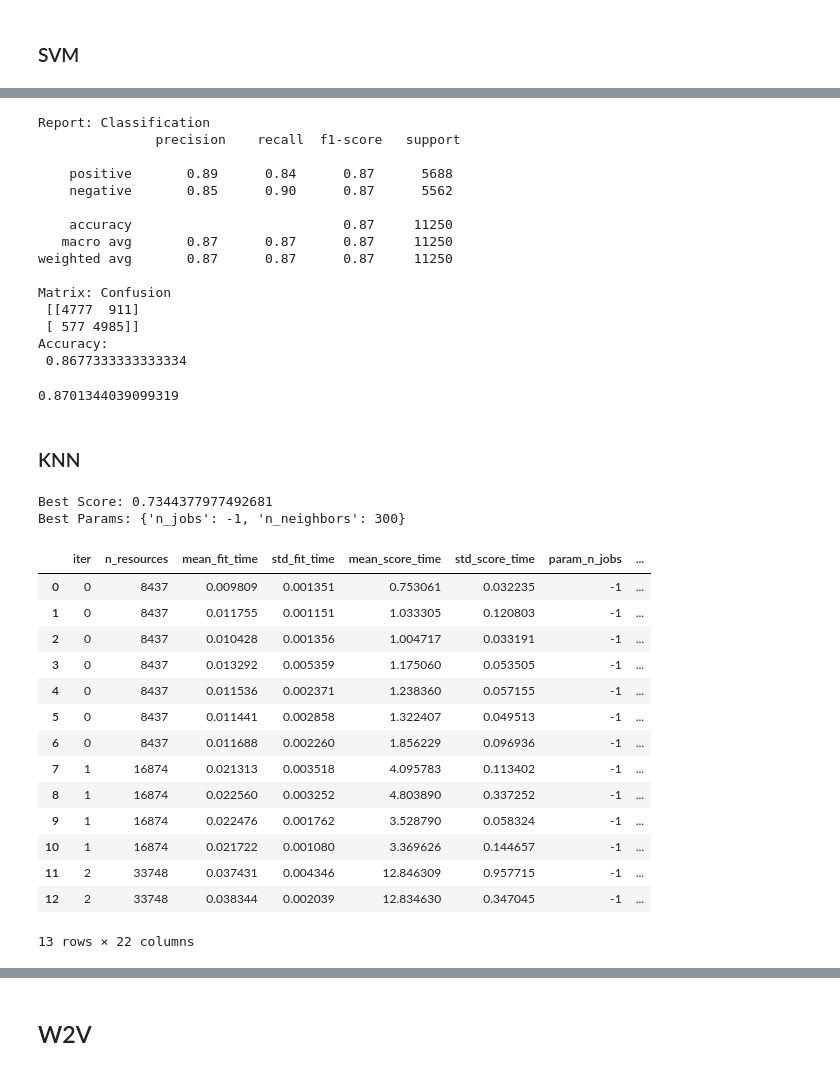
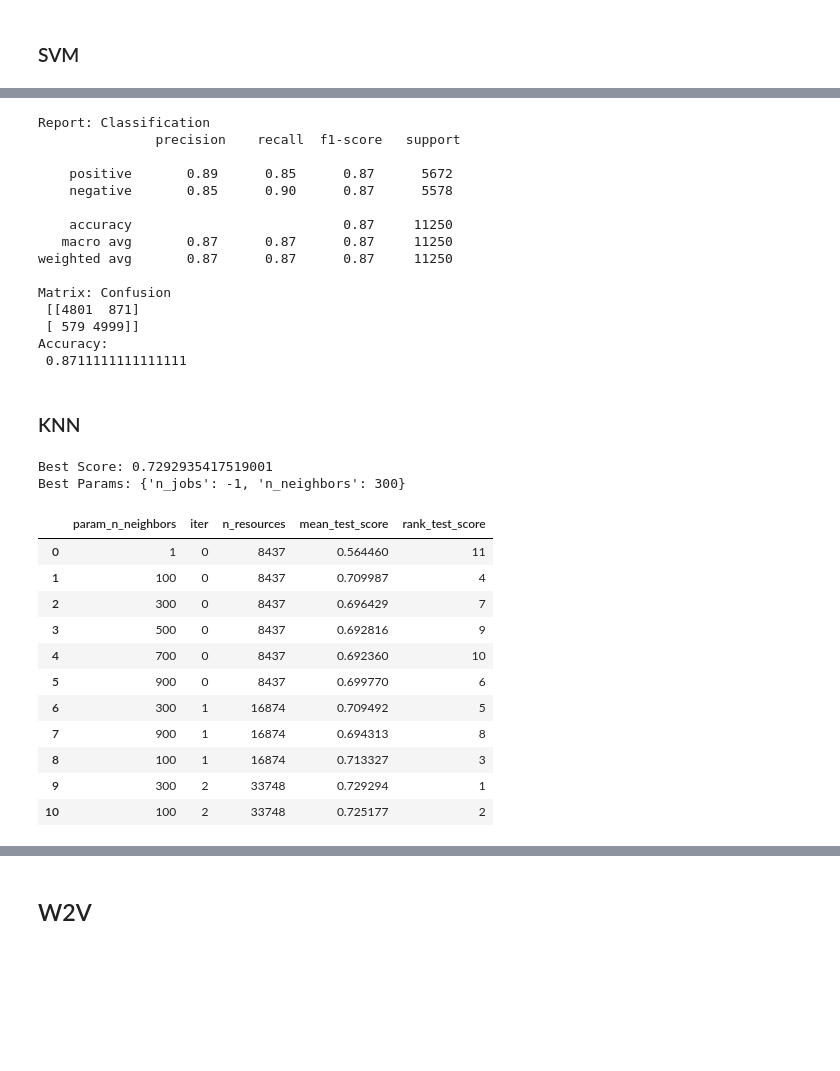
Before and after one commit to mryf323/ml_final_project, a Jupyter notebook: phase1.ipynb, the cells around one changed output, grey strips where cells are left out. Saved outputs shown, nothing was run; the diff lists cells and outputs as text; code cells hidden in the pictures; blank space fills up the shorter version.

```diff
--- a/phase1.ipynb
+++ b/phase1.ipynb
@@ -222,9 +222,15 @@ svc_grid = {
 }
 
 knn_grid = {
-    'n_neighbors' : [1, 100, 300, 500, 700, 900, 2000],
+    'n_neighbors' : [1, 100, 300, 500, 700, 900],
     'n_jobs' : [-1]
 }
+
+cols2show = ['mean_test_score','rank_test_score',]
+
+logistic_cols = ['param_C'] + cols2show
+svc_cols = ['param_kernel', 'param_C', 'iter', 'n_resources'] + cols2show
+knn_cols = ['param_n_neighbors', 'iter', 'n_resources'] + cols2show
 # %% [markdown]
 ## BoW
 # %% [markdown]
@@ -270,9 +275,9 @@ Accuracy:
 ### SVM
 # %%
 bow_svm = svm.SVC()
-bow_svm = HalvingGridSearchCV(estimator=bow_svm, param_grid=svc_grid, cv = 4, n_jobs= -1, scoring='f1', factor=2)
+bow_svm = HalvingGridSearchCV(estimator=bow_svm, param_grid=svc_grid, cv = 3, n_jobs= -1, scoring='f1', factor=2)
 bow_svm.fit(X_train_bow, Y_train)
 print(f'Best Score: {bow_svm.best_score_}')
 print(f'Best Params: {bow_svm.best_params_}')
-pd.DataFrame(bow_svm.cv_results_)
+pd.DataFrame(bow_svm.cv_results_)[svc_cols]
 # %% [output]
@@ -298,47 +302,43 @@ Best Params: {'C': 1, 'kernel': 'rbf'}
 # %%
-analysis(Y_test, bow_svm.predict(X_test_bow))
+bow_svm_score = analysis(Y_test, bow_svm.predict(X_test_bow))
 # %% [output]
 Report: Classification
                precision    recall  f1-score   support
 
-    positive       0.89      0.84      0.87      5688
-    negative       0.85      0.90      0.87      5562
+    positive       0.89      0.85      0.87      5672
+    negative       0.85      0.90      0.87      5578
 
     accuracy                           0.87     11250
    macro avg       0.87      0.87      0.87     11250
 weighted avg       0.87      0.87      0.87     11250
 
 Matrix: Confusion
- [[4777  911]
- [ 577 4985]]
+ [[4801  871]
+ [ 579 4999]]
 Accuracy:
- 0.8677333333333334
+ 0.8711111111111111
-0.8701344039099319
 # %% [markdown]
 ### KNN
 # %%
 bow_knn = KNeighborsClassifier()
-bow_knn = HalvingGridSearchCV(estimator=bow_knn, param_grid=knn_grid, cv = 4, scoring='f1', factor=2)
+bow_knn = HalvingGridSearchCV(estimator=bow_knn, param_grid=knn_grid, cv = 3, scoring='f1', factor=2)
 bow_knn.fit(X_train_bow, Y_train)
 print(f'Best Score: {bow_knn.best_score_}')
 print(f'Best Params: {bow_knn.best_params_}')
-pd.DataFrame(bow_knn.cv_results_)
+pd.DataFrame(bow_knn.cv_results_)[knn_cols]
 # %% [output]
-Best Score: 0.7344377977492681
+Best Score: 0.7292935417519001
 Best Params: {'n_jobs': -1, 'n_neighbors': 300}
-|  | iter | n_resources | mean_fit_time | std_fit_time | mean_score_time | std_score_time | param_n_jobs | ... |
-| 0 | 0 | 8437 | 0.009809 | 0.001351 | 0.753061 | 0.032235 | -1 | ... |
-| 1 | 0 | 8437 | 0.011755 | 0.001151 | 1.033305 | 0.120803 | -1 | ... |
-| 2 | 0 | 8437 | 0.010428 | 0.001356 | 1.004717 | 0.033191 | -1 | ... |
-| 3 | 0 | 8437 | 0.013292 | 0.005359 | 1.175060 | 0.053505 | -1 | ... |
-| 4 | 0 | 8437 | 0.011536 | 0.002371 | 1.238360 | 0.057155 | -1 | ... |
-| 5 | 0 | 8437 | 0.011441 | 0.002858 | 1.322407 | 0.049513 | -1 | ... |
-| 6 | 0 | 8437 | 0.011688 | 0.002260 | 1.856229 | 0.096936 | -1 | ... |
-| 7 | 1 | 16874 | 0.021313 | 0.003518 | 4.095783 | 0.113402 | -1 | ... |
-| 8 | 1 | 16874 | 0.022560 | 0.003252 | 4.803890 | 0.337252 | -1 | ... |
-| 9 | 1 | 16874 | 0.022476 | 0.001762 | 3.528790 | 0.058324 | -1 | ... |
-| 10 | 1 | 16874 | 0.021722 | 0.001080 | 3.369626 | 0.144657 | -1 | ... |
-| 11 | 2 | 33748 | 0.037431 | 0.004346 | 12.846309 | 0.957715 | -1 | ... |
-| 12 | 2 | 33748 | 0.038344 | 0.002039 | 12.834630 | 0.347045 | -1 | ... |
+|  | param_n_neighbors | iter | n_resources | mean_test_score | rank_test_score |
+| 0 | 1 | 0 | 8437 | 0.564460 | 11 |
+| 1 | 100 | 0 | 8437 | 0.709987 | 4 |
+| 2 | 300 | 0 | 8437 | 0.696429 | 7 |
+| 3 | 500 | 0 | 8437 | 0.692816 | 9 |
+| 4 | 700 | 0 | 8437 | 0.692360 | 10 |
+| 5 | 900 | 0 | 8437 | 0.699770 | 6 |
+| 6 | 300 | 1 | 16874 | 0.709492 | 5 |
+| 7 | 900 | 1 | 16874 | 0.694313 | 8 |
+| 8 | 100 | 1 | 16874 | 0.713327 | 3 |
+| 9 | 300 | 2 | 33748 | 0.729294 | 1 |
+| 10 | 100 | 2 | 33748 | 0.725177 | 2 |
-13 rows × 22 columns
 # %%
```
Also changed, not shown: parts of 18 cells of this notebook.
